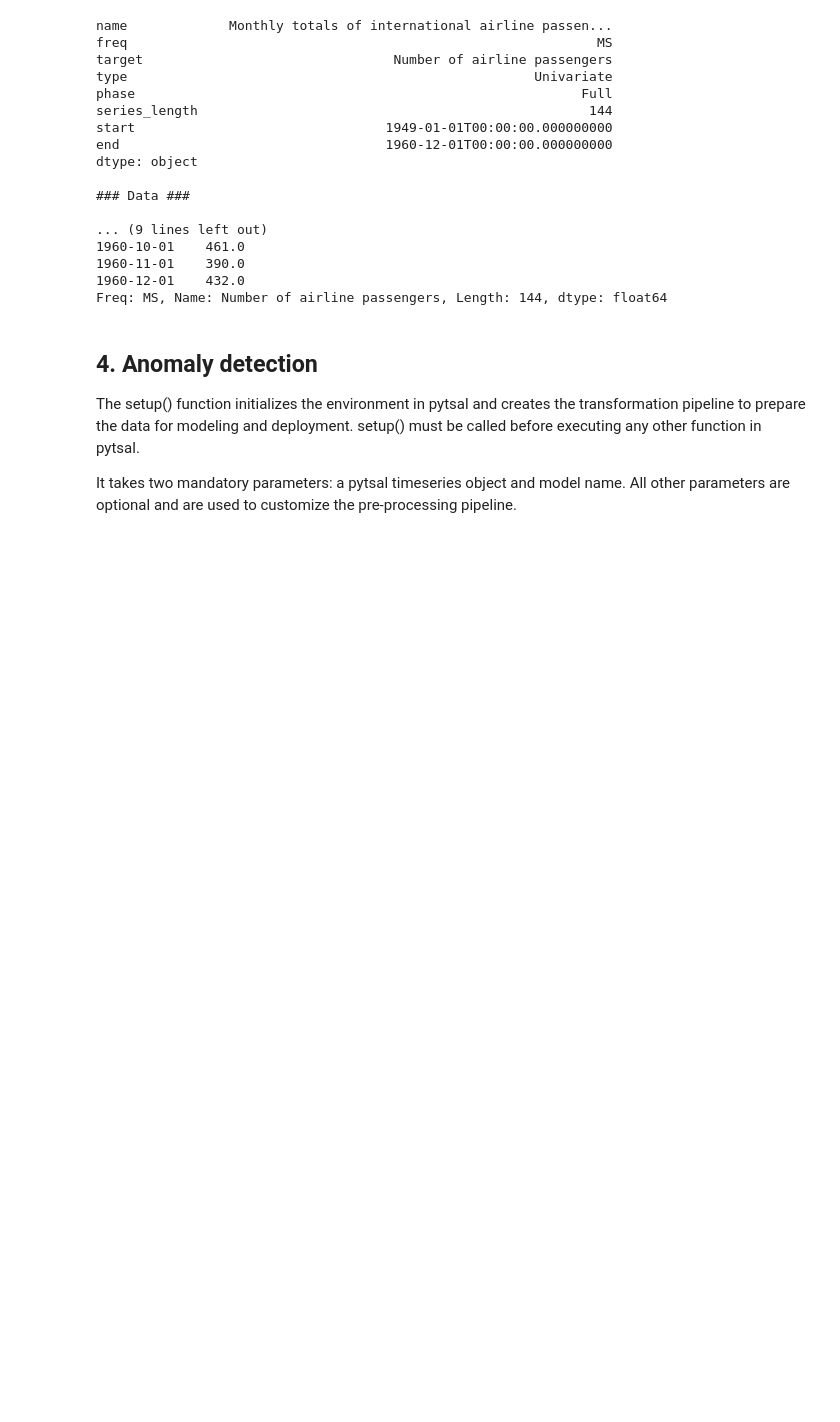
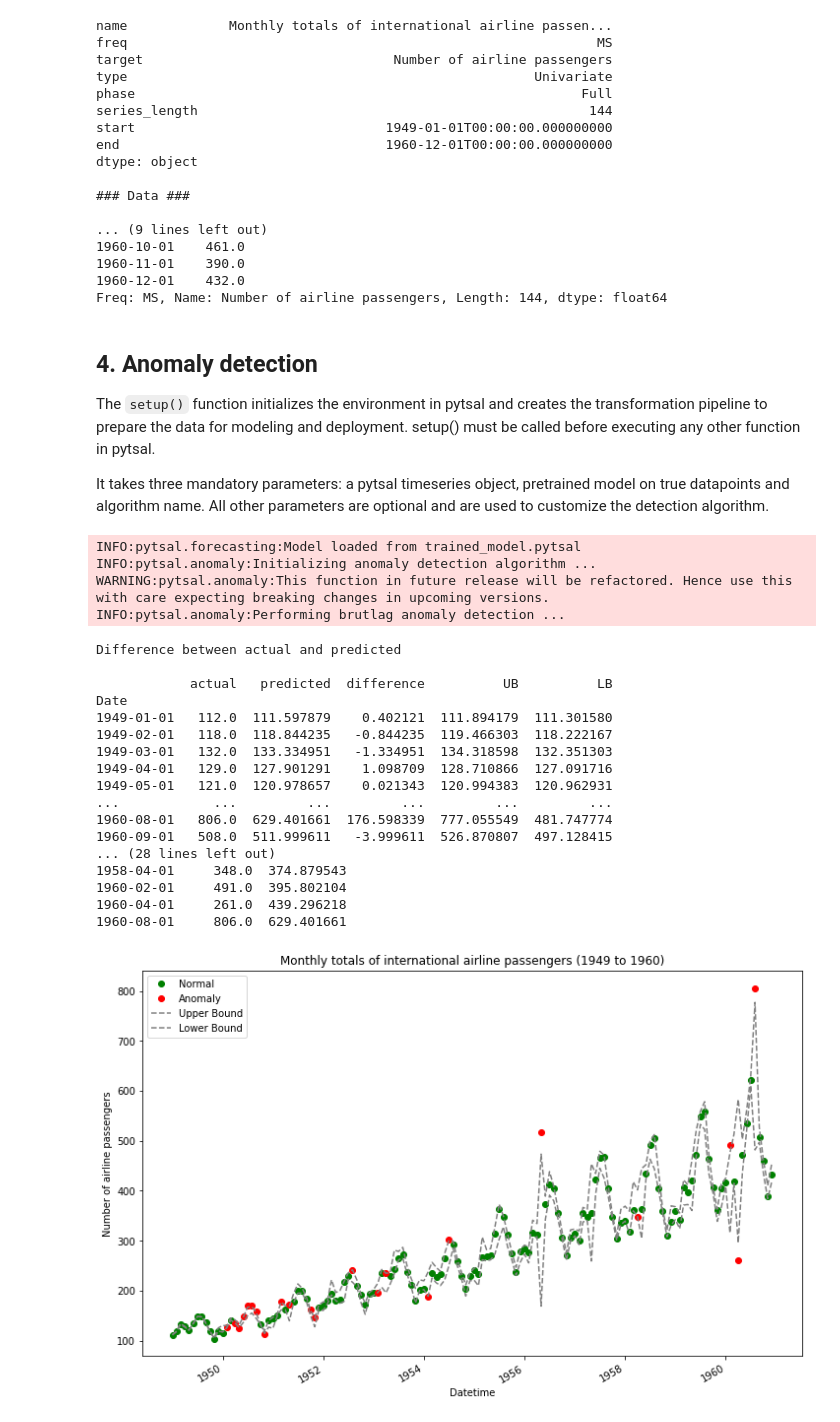
Before and after one commit to KrishnanSG/pytsal, a Jupyter notebook: examples/101_anomaly_detection.ipynb, the cells around one changed output. Saved outputs shown, nothing was run; the diff lists cells and outputs as text; code cells hidden in the pictures; blank space fills up the shorter version.

```diff
--- a/examples/101_anomaly_detection.ipynb
+++ b/examples/101_anomaly_detection.ipynb
@@ -70,9 +70,9 @@ Pytsal has a set of datasets available in-built with the package for easy protot
 # %%
 from pytsal.dataset import load_airline_with_anomaly
 
-ts = load_airline_with_anomaly()
+ts_with_anomaly = load_airline_with_anomaly()
 
-print(ts.summary())
+print(ts_with_anomaly.summary())
 print('\n### Data ###\n')
 print(ts)
 # %% [output]
@@ -96,6 +96,46 @@ Freq: MS, Name: Number of airline passengers, Length: 144, dtype: float64
 # %% [markdown]
 ## 4. Anomaly detection
 
-The setup() function initializes the environment in pytsal and creates the transformation pipeline to prepare the data for modeling and deployment. setup() must be called before executing any other function in pytsal.
+The `setup()` function initializes the environment in pytsal and creates the transformation pipeline to prepare the data for modeling and deployment. setup() must be called before executing any other function in pytsal.
 
-It takes two mandatory parameters: a pytsal timeseries object and model name. All other parameters are optional and are used to customize the pre-processing pipeline.
+It takes three mandatory parameters: a pytsal timeseries object, pretrained model on true datapoints and algorithm name. All other parameters are optional and are used to customize the detection algorithm.
+# %%
+import pytsal.forecasting as f
+import pytsal.anomaly as ad
+
+# 2.a Load model if exists
+model = f.load_model()
+
+# 2.b Create new model
+if model is None:
+    ts = load_airline()
+    model = f.setup(ts, 'holtwinter', eda=False, validation=False, find_best_model=True, plot_model_comparison=False)
+    trained_model = f.finalize(ts, model)
+    f.save_model(trained_model)
+    model = f.load_model()
+
+# 3. brutlag algorithm finds and returns the anomaly points
+anomaly_points = ad.setup(ts_with_anomaly, model, 'brutlag')
+# %% [output]
+INFO:pytsal.forecasting:Model loaded from trained_model.pytsal
+INFO:pytsal.anomaly:Initializing anomaly detection algorithm ...
+WARNING:pytsal.anomaly:This function in future release will be refactored. Hence use this with care expecting breaking changes in upcoming versions.
+INFO:pytsal.anomaly:Performing brutlag anomaly detection ...
+Difference between actual and predicted
+
+            actual   predicted  difference          UB          LB
+Date
+1949-01-01   112.0  111.597879    0.402121  111.894179  111.301580
+1949-02-01   118.0  118.844235   -0.844235  119.466303  118.222167
+1949-03-01   132.0  133.334951   -1.334951  134.318598  132.351303
+1949-04-01   129.0  127.901291    1.098709  128.710866  127.091716
+1949-05-01   121.0  120.978657    0.021343  120.994383  120.962931
+...            ...         ...         ...         ...         ...
+1960-08-01   806.0  629.401661  176.598339  777.055549  481.747774
+1960-09-01   508.0  511.999611   -3.999611  526.870807  497.128415
+... (28 lines left out)
+1958-04-01     348.0  374.879543
+1960-02-01     491.0  395.802104
+1960-04-01     261.0  439.296218
+1960-08-01     806.0  629.401661
+[figure, added]
```
Also changed, not shown: parts of 4 cells of this notebook, 2 other files.
